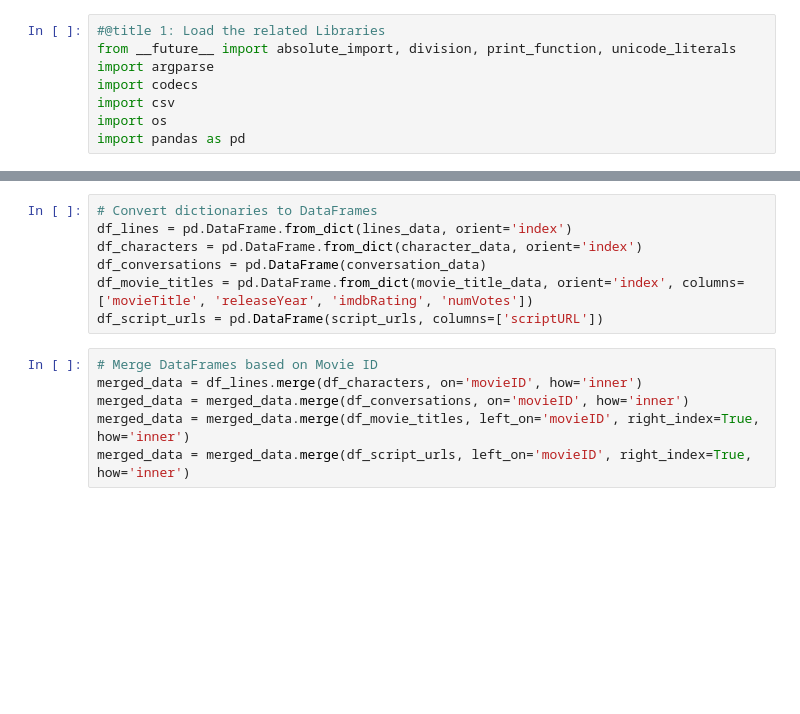
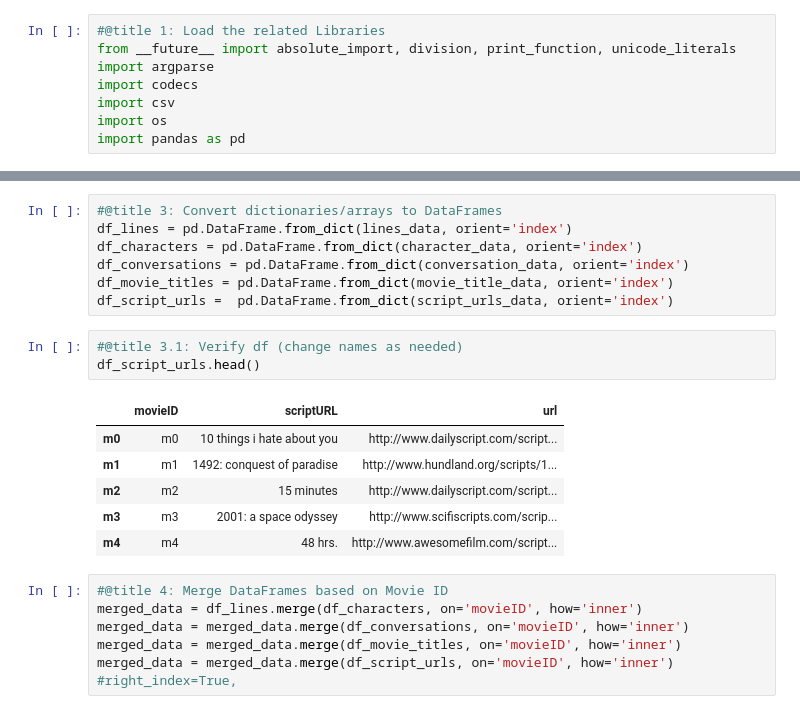
Before and after one commit to agraves13/AAI520, a Jupyter notebook: AAI520_Final_Group_6.ipynb, the cells around one changed output, grey strips where cells are left out. Drawn from its saved outputs; the diff is of its cells as text; blank space fills up the shorter version.

```diff
--- a/AAI520_Final_Group_6.ipynb
+++ b/AAI520_Final_Group_6.ipynb
@@ -187,13 +221,23 @@ Number of Votes: 1911
 # %%
-# Convert dictionaries to DataFrames
+#@title 3: Convert dictionaries/arrays to DataFrames
 df_lines = pd.DataFrame.from_dict(lines_data, orient='index')
 df_characters = pd.DataFrame.from_dict(character_data, orient='index')
-df_conversations = pd.DataFrame(conversation_data)
-df_movie_titles = pd.DataFrame.from_dict(movie_title_data, orient='index', columns=['movieTitle', 'releaseYear', 'imdbRating', 'numVotes'])
-df_script_urls = pd.DataFrame(script_urls, columns=['scriptURL'])
+df_conversations = pd.DataFrame.from_dict(conversation_data, orient='index')
+df_movie_titles = pd.DataFrame.from_dict(movie_title_data, orient='index')
+df_script_urls =  pd.DataFrame.from_dict(script_urls_data, orient='index')
+# %%
+#@title 3.1: Verify df (change names as needed)
+df_script_urls.head()
+# %% [output]
+|  | movieID | scriptURL | url |
+| m0 | m0 | 10 things i hate about you | http://www.dailyscript.com/script... |
+| m1 | m1 | 1492: conquest of paradise | http://www.hundland.org/scripts/1... |
+| m2 | m2 | 15 minutes | http://www.dailyscript.com/script... |
+| m3 | m3 | 2001: a space odyssey | http://www.scifiscripts.com/scrip... |
+| m4 | m4 | 48 hrs. | http://www.awesomefilm.com/script... |
 # %%
-# Merge DataFrames based on Movie ID
+#@title 4: Merge DataFrames based on Movie ID
 merged_data = df_lines.merge(df_characters, on='movieID', how='inner')
 merged_data = merged_data.merge(df_conversations, on='movieID', how='inner')
-merged_data = merged_data.merge(df_movie_titles, left_on='movieID', right_index=True, how='inner')
-merged_data = merged_data.merge(df_script_urls, left_on='movieID', right_index=True, how='inner')
+merged_data = merged_data.merge(df_movie_titles, on='movieID', how='inner')
+merged_data = merged_data.merge(df_script_urls, on='movieID', how='inner') #right_index=True,
```
Also changed, not shown: parts of 11 cells of this notebook.
